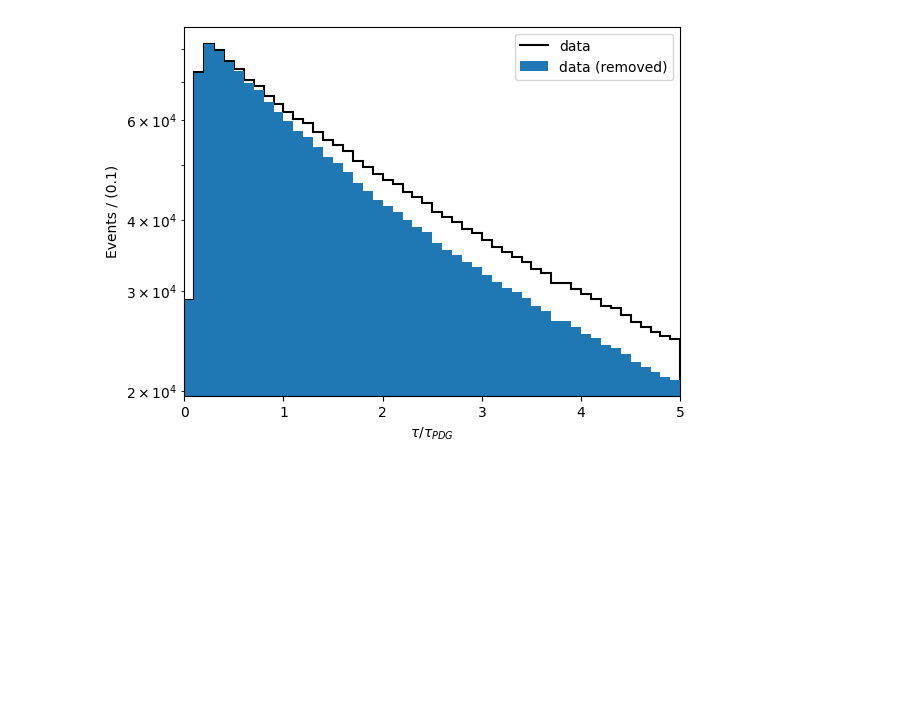
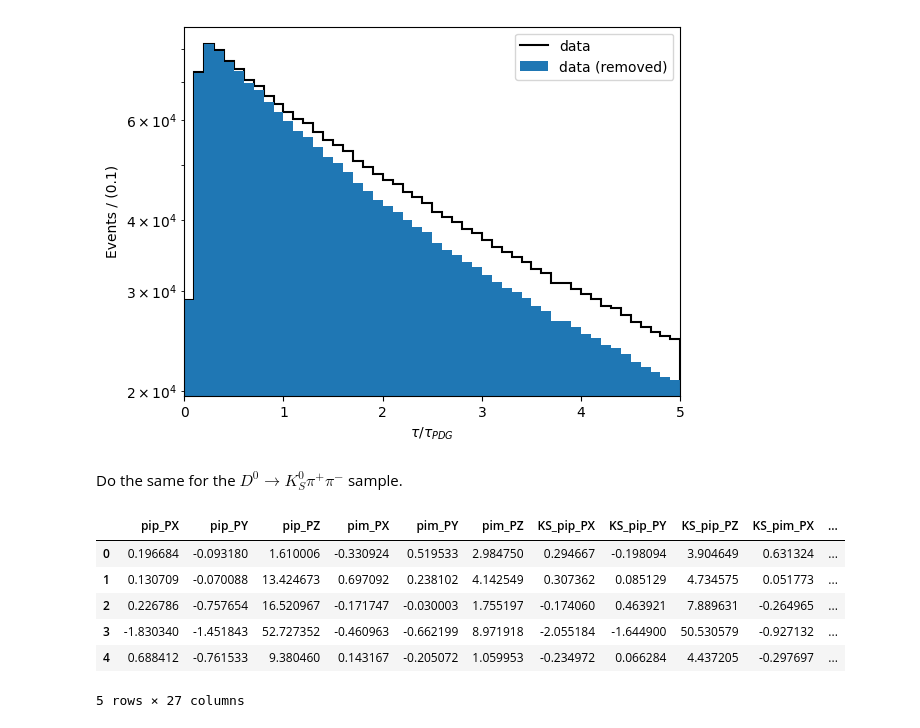
Before and after one commit to cpviolation/d02kspipi_asymmetry, a Jupyter notebook: notebooks/efficiency_studies.ipynb, the cells around one changed output. Saved outputs shown, nothing was run; the diff lists cells and outputs as text; code cells hidden in the pictures; blank space fills up the shorter version.

```diff
--- a/notebooks/efficiency_studies.ipynb
+++ b/notebooks/efficiency_studies.ipynb
@@ -160,3 +161,21 @@ from analysis_helpers.plotting import plot_removed
 fig, ax = plot_removed(df['hh_CTAU'].to_numpy()/0.4101, df['hlt1_d2pipi'].to_numpy(), name=r'$\tau/\tau_{PDG}$', bins=50, range=(0, 5), log=True)
 # %% [output]
 [figure]
+# %% [markdown]
+Do the same for the $D^0\to K^0_S\pi^+\pi^-$ sample.
+# %%
+# ['KS_hh_DOCA', 'KS_VERTEX_CHI2', 'hh_VERTEX_CHI2', 'KS_hh_CTAU', 'KS_hh_PT', 'KS_hh_MASS', 'KS_PT', 'KS_ETA', 'KS_Z', 'hh_Z', 'KS_MASS', 'KS_PT', 'KS_h1_PT', 'KS_h2_PT', 'KS_h1_P', 'KS_h2_P', 'KS_h1_IP', 'KS_h2_IP', 'hh_PT', 'hh_ETA', 'hh_DOCA', 'h1_PT', 'h2_PT', 'h1_P', 'h2_P', 'h1_IP', 'h2_IP', 'hh_Z']
+vars_to_use  = [f'{x}_P{y}' for x in ['pip', 'pim', 'KS_pip', 'KS_pim'] for y in ['X', 'Y', 'Z']]
+vars_to_use += [f'{x}_IP' for x in ['pip', 'pim', 'KS_pip', 'KS_pim']]
+vars_to_use += [f'{x}_vtx{y}' for x in ['D0', 'Dst', 'KS'] for y in ['X', 'Y', 'Z']]
+vars_to_use += ['D0_eta', 'D0_M']
+df = d2kspipi['DecayTree'].arrays(vars_to_use, library="pd")
+df.head()
+# %% [output]
+|  | pip_PX | pip_PY | pip_PZ | pim_PX | pim_PY | pim_PZ | KS_pip_PX | KS_pip_PY | KS_pip_PZ | KS_pim_PX | ... |
+| 0 | 0.196684 | -0.093180 | 1.610006 | -0.330924 | 0.519533 | 2.984750 | 0.294667 | -0.198094 | 3.904649 | 0.631324 | ... |
+| 1 | 0.130709 | -0.070088 | 13.424673 | 0.697092 | 0.238102 | 4.142549 | 0.307362 | 0.085129 | 4.734575 | 0.051773 | ... |
+| 2 | 0.226786 | -0.757654 | 16.520967 | -0.171747 | -0.030003 | 1.755197 | -0.174060 | 0.463921 | 7.889631 | -0.264965 | ... |
+| 3 | -1.830340 | -1.451843 | 52.727352 | -0.460963 | -0.662199 | 8.971918 | -2.055184 | -1.644900 | 50.530579 | -0.927132 | ... |
+| 4 | 0.688412 | -0.761533 | 9.380460 | 0.143167 | -0.205072 | 1.059953 | -0.234972 | 0.066284 | 4.437205 | -0.297697 | ... |
+5 rows × 27 columns
```
Also changed, not shown: parts of 6 cells of this notebook, 3 other files.
